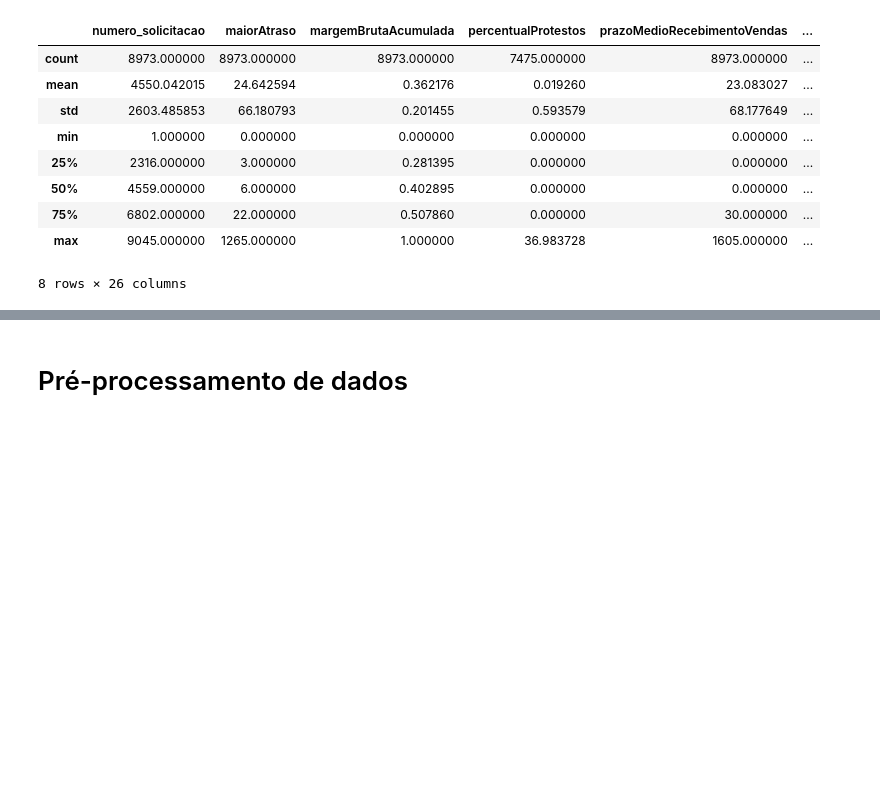
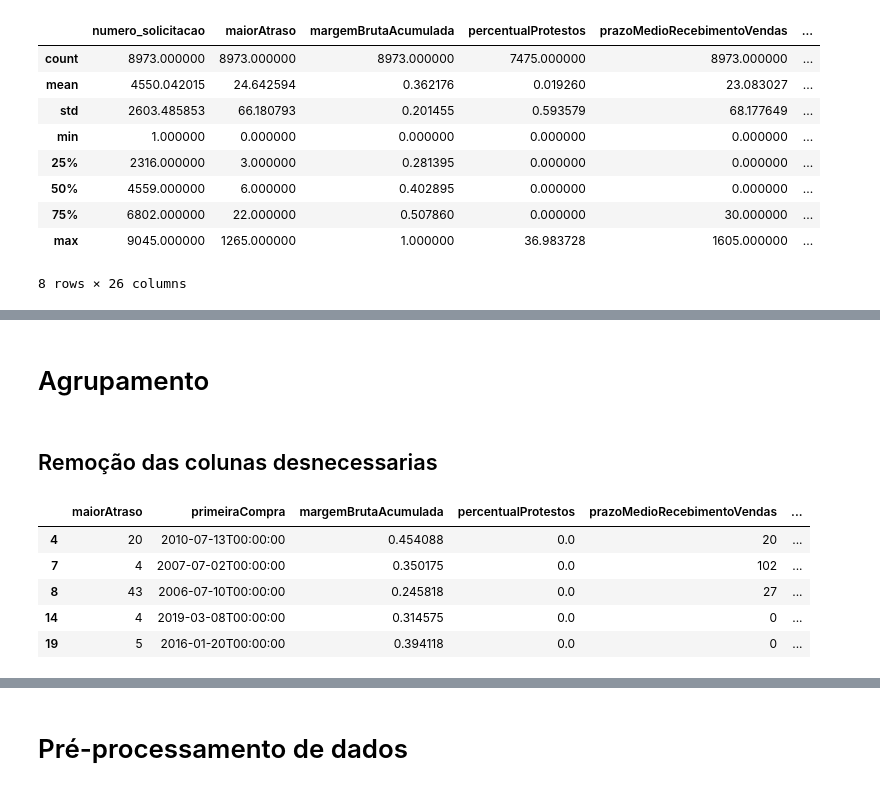
Before and after one commit to melissaoli07/rpmoney-consultoria, a Jupyter notebook: rpmoney_consultoria.ipynb, the cells around one changed output, grey strips where cells are left out. Saved outputs shown, nothing was run; the diff lists cells and outputs as text; code cells hidden in the pictures; blank space fills up the shorter version.

```diff
--- a/rpmoney_consultoria.ipynb
+++ b/rpmoney_consultoria.ipynb
@@ -63,0 +61,32 @@ df.describe()
+# %% [markdown]
+# Agrupamento
+# %% [markdown]
+## Remoção das colunas desnecessarias
+# %%
+colunas_necessarias=[
+    "maiorAtraso",
+    "primeiraCompra" ,
+    "margemBrutaAcumulada",
+    "percentualProtestos",
+    "prazoMedioRecebimentoVendas",
+    "titulosEmAberto",
+    "status",
+    "definicaoRisco",
+    "passivoCirculante",
+    "endividamento",
+    "faturamentoBruto",
+    "restricoes",
+    "scorePontualidade"
+]
+# %%
+df = df[colunas_necessarias]
+# %%
+df = df.dropna()
+df.head()
+# %% [output]
+|  | maiorAtraso | primeiraCompra | margemBrutaAcumulada | percentualProtestos | prazoMedioRecebimentoVendas | ... |
+| 4 | 20 | 2010-07-13T00:00:00 | 0.454088 | 0.0 | 20 | ... |
+| 7 | 4 | 2007-07-02T00:00:00 | 0.350175 | 0.0 | 102 | ... |
+| 8 | 43 | 2006-07-10T00:00:00 | 0.245818 | 0.0 | 27 | ... |
+| 14 | 4 | 2019-03-08T00:00:00 | 0.314575 | 0.0 | 0 | ... |
+| 19 | 5 | 2016-01-20T00:00:00 | 0.394118 | 0.0 | 0 | ... |
```
Also changed, not shown: parts of 11 cells of this notebook.
